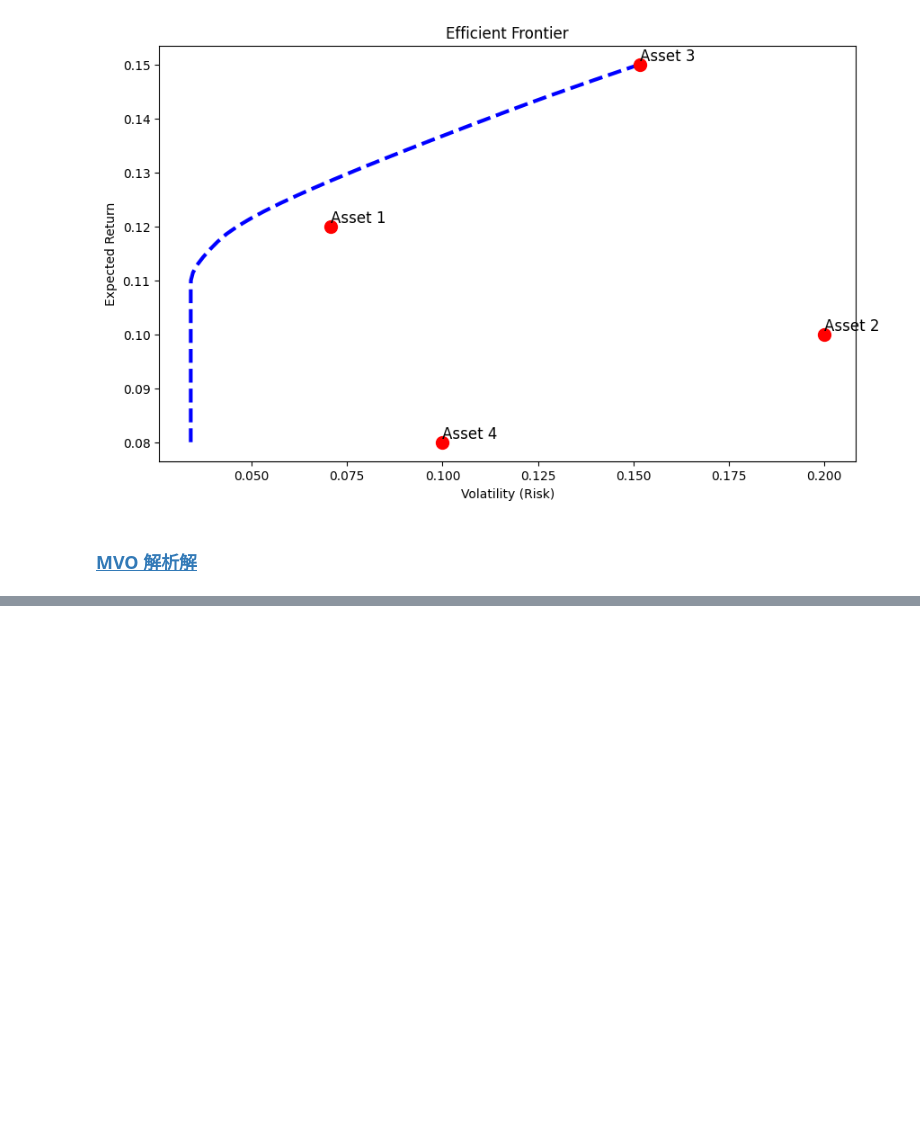
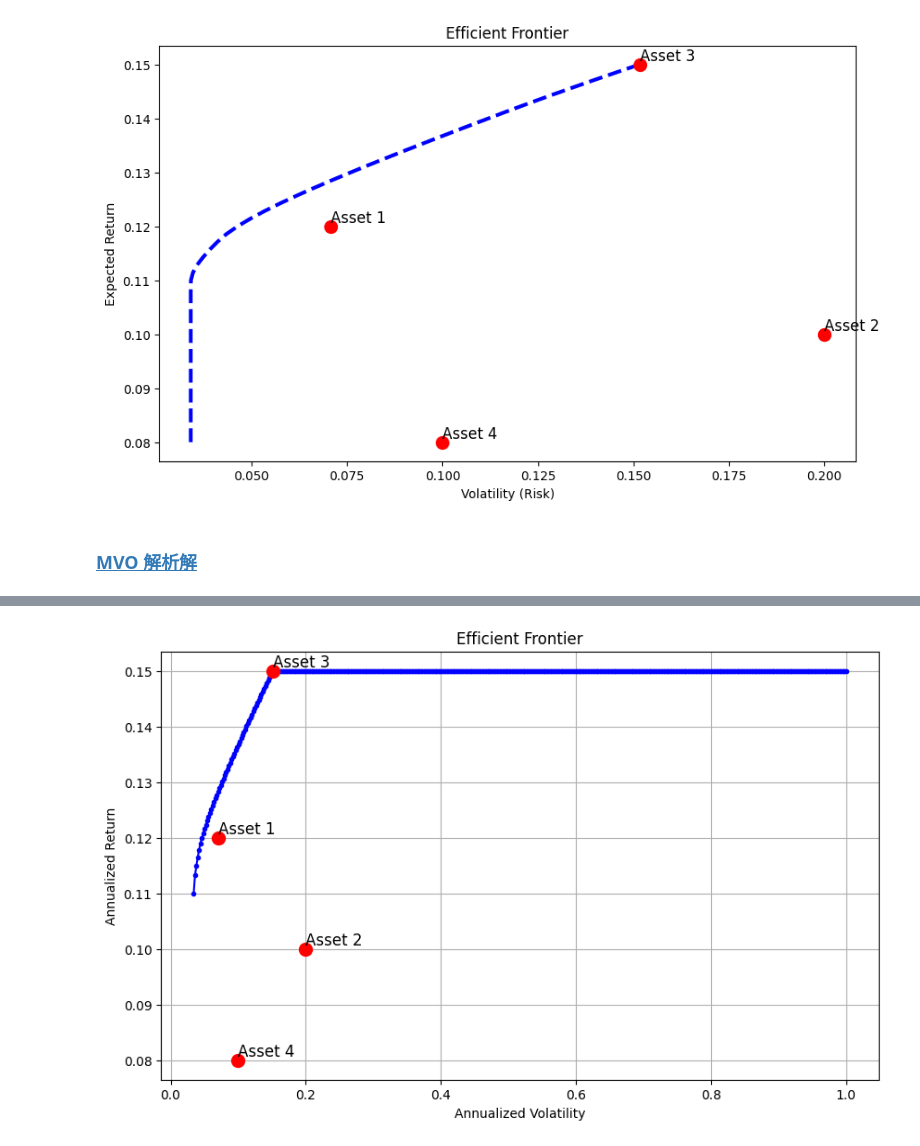
Before and after one commit to LQMaximus/Portfolio-Management-Model, a Jupyter notebook: 01.ipynb, the cells around one changed output, grey strips where cells are left out. Drawn from its saved outputs; the diff is of its cells as text; code cells hidden in the pictures; blank space fills up the shorter version.

```diff
--- a/01.ipynb
+++ b/01.ipynb
@@ -195,0 +222,11 @@ plt.show()
+# %%
+returns = np.array([0.12, 0.10, 0.15, 0.08])
+cov_matrix = np.array([
+    [0.005, -0.010, 0.004, -0.002],
+    [-0.010, 0.040, -0.002, 0.004],
+    [0.004, -0.002, 0.023, 0.002],
+    [-0.002, 0.004, 0.002, 0.010]
+])
+# %%
+pm1 = pm.MVO.MVO(returns = returns,cov_matrix = cov_matrix )
+print(pm1.optimize_return_numerical(target_volatility = 0.2))
@@ -195,0 +243,4 @@ plt.show()
+# %%
+pm1.plot_efficient_frontier()
+# %% [output]
+[figure, added]
```
Also changed, not shown: parts of 9 cells of this notebook, 4 other files.
